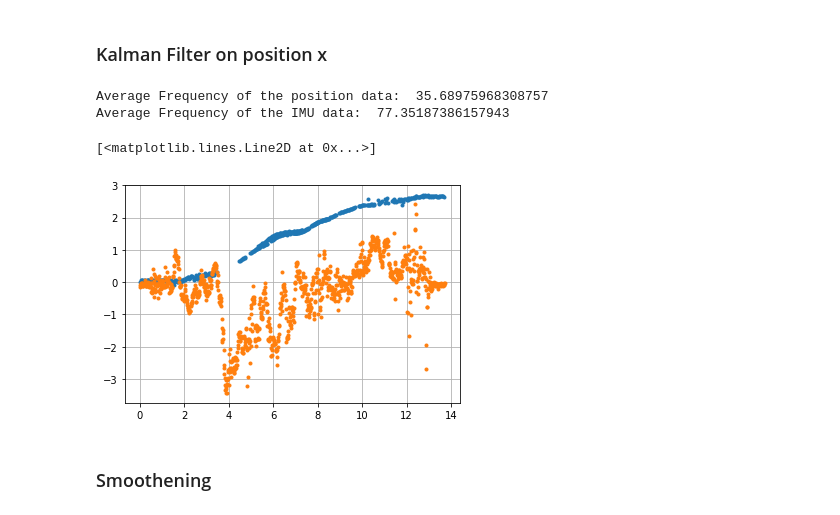
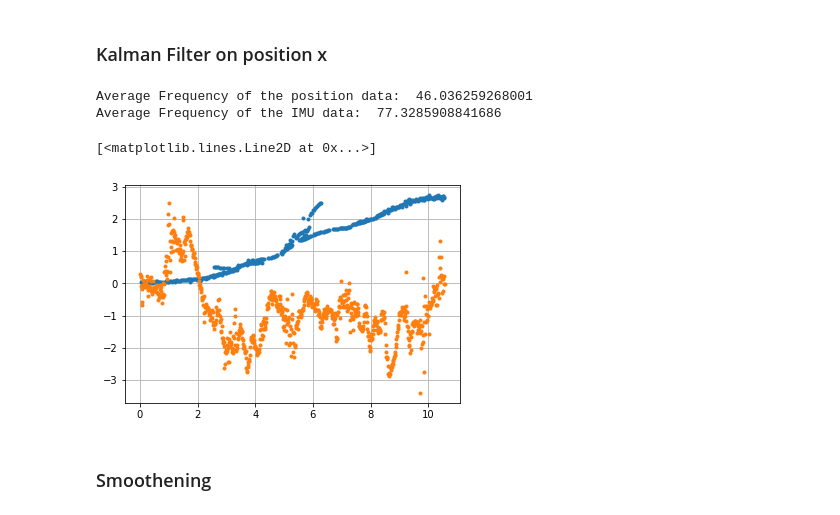
Before and after one commit to zhanibekrysbek/phhi_data_analysis, a Jupyter notebook: preprocessing/notebooks/cut_into_observations.ipynb, the cells around one changed output. Drawn from its saved outputs; the diff is of its cells as text; code cells hidden in the pictures.

```diff
--- a/preprocessing/notebooks/cut_into_observations.ipynb
+++ b/preprocessing/notebooks/cut_into_observations.ipynb
@@ -314,6 +314,8 @@ def read_imu(tt0, ttf, temp_df):
     mag = np.array([[f[0],f[1],f[2]] for f in mag])
     tsteps = dict(temp)['time_stamp'].to_numpy()
     tsteps -= tt0
+
+    mag = calibrate_mag(mag)
 
     # Transform from Sensor Coordinate frame to Tray Coordinates
     new_accel = np.zeros(accel.shape)
@@ -537,7 +539,6 @@ for obs_num in tqdm(range(1,total_obs+1)):
     rft2 = read_rft(tt0,ttf, rft2_df)
 
     imu = read_imu(tt0, ttf, imu_df)
-    imu['mag'] = calibrate_mag(imu['mag'])
 
     pose1_grf = read_pose(tt0, ttf, pose1_df)
     pose1_off_grf = read_pose(tt0, ttf, pose1_off_df)
@@ -696,30 +704,30 @@ def integrate(x,t):
 # %% [markdown]
 ### Kalman Filter on position x
 # %%
-obs = observations[3]
+obs = observations[6]
 
 orientation = obs['pose123']['orientation'].copy()
 position = obs['pose123']['position'].copy()
 tpos = obs['pose123']['time_steps']
 freq_pos = tpos.shape[0]/tpos[-1]
 
 imu = obs['imu']
 timu = imu['time_steps']
 accel = imu['accel']
 freq_imu = timu.shape[0]/timu[-1]
 
 print 'Average Frequency of the position data: ', freq_pos
 print 'Average Frequency of the IMU data: ', freq_imu
 
 plt.plot(tpos,position[:,0], '.')
 plt.grid()
 
 plt.plot(timu,accel[:,0],'.')
 # %% [output]
-Average Frequency of the position data:  35.68975968308757
-Average Frequency of the IMU data:  77.35187386157943
+Average Frequency of the position data:  46.036259268001
+Average Frequency of the IMU data:  77.3285908841686
 [<matplotlib.lines.Line2D at 0x...>]
-[figure, old version]
+[figure, new version]
 # %% [markdown]
 ### Smoothening
 # %%
```
Also changed, not shown: parts of 27 cells of this notebook, 34 other files.
